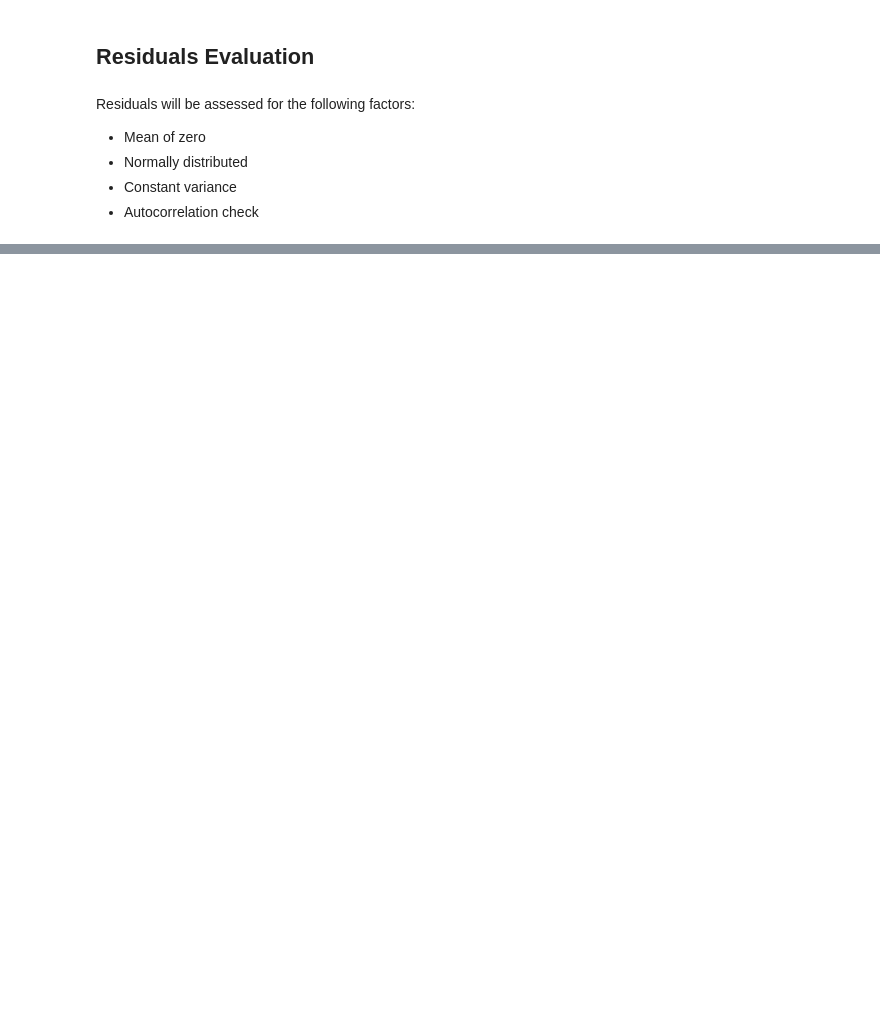
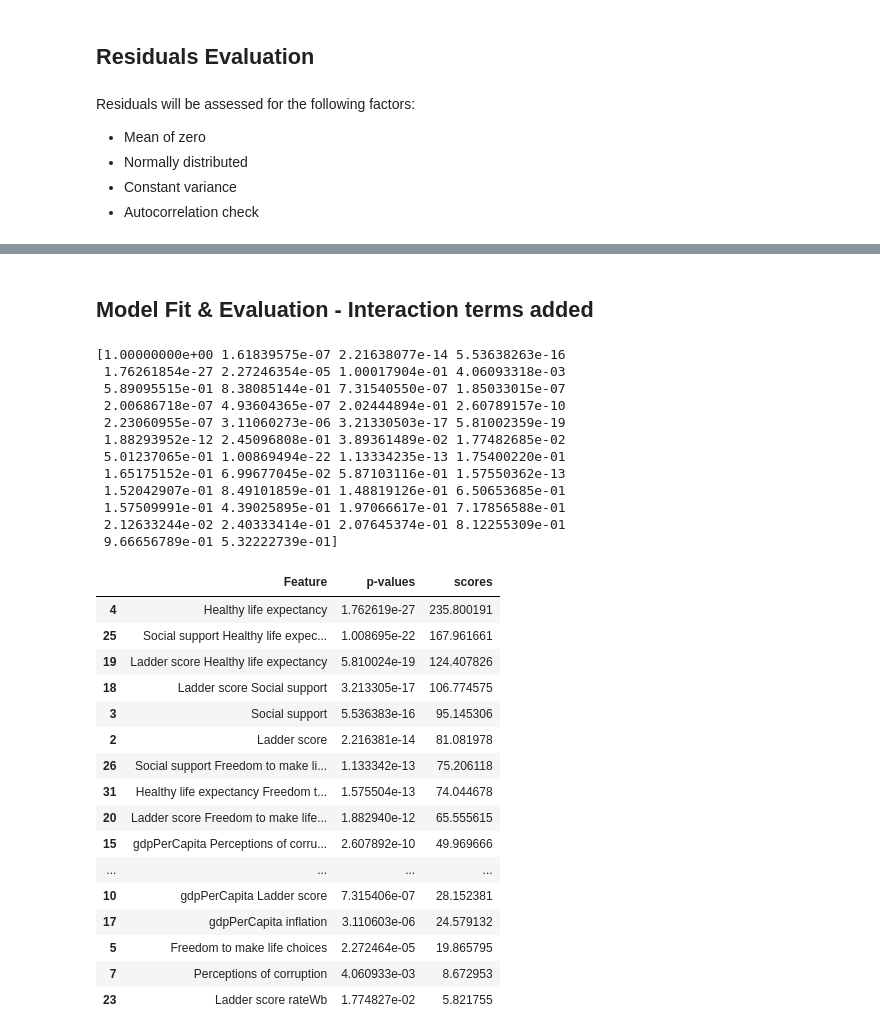
Before and after one commit to ngocmphan/global_birth_rate_analysis, a Jupyter notebook: birth_rate_analysis.ipynb, the cells around one changed output, grey strips where cells are left out. Drawn from its saved outputs; the diff is of its cells as text; code cells hidden in the pictures; blank space fills up the shorter version.

Commit message:
Added variable selection & interaction term

```diff
--- a/birth_rate_analysis.ipynb
+++ b/birth_rate_analysis.ipynb
@@ -346 +360,55 @@ Ha: There is correlation between residuals
 Do not reject Ho. There is no correlation among residuals.
+# %% [markdown]
+## Model Fit & Evaluation - Interaction terms added
+# %%
+poly = PolynomialFeatures(interaction_only=True)
+x_train_interact = poly.fit_transform(x_train)
+x_test_interact = poly.fit_transform(x_test)
+# %%
+# Rename columns
+df_interact_train = pd.DataFrame(x_train_interact, columns=poly.get_feature_names_out())
+df_interact_test = pd.DataFrame(x_test_interact, columns=poly.get_feature_names_out())
+# %%
+selection = SelectKBest(score_func=f_regression, k=4)
+results = selection.fit(df_interact_train, y_train)
+names = pd.DataFrame(df_interact_train.columns)
+
+print (results.pvalues_)
+
+results_df=pd.DataFrame(results.pvalues_)
+results_score = pd.DataFrame(results.scores_)
+
+#Concat and name columns
+scored=pd.concat([names,results_df, results_score], axis=1)
+scored.columns = ["Feature", "p-values", "scores"]
+scored.sort_values(by=['p-values']).head(20)
+# %% [output]
+[1.00000000e+00 1.61839575e-07 2.21638077e-14 5.53638263e-16
+ 1.76261854e-27 2.27246354e-05 1.00017904e-01 4.06093318e-03
+ 5.89095515e-01 8.38085144e-01 7.31540550e-07 1.85033015e-07
+ 2.00686718e-07 4.93604365e-07 2.02444894e-01 2.60789157e-10
+ 2.23060955e-07 3.11060273e-06 3.21330503e-17 5.81002359e-19
+ 1.88293952e-12 2.45096808e-01 3.89361489e-02 1.77482685e-02
+ 5.01237065e-01 1.00869494e-22 1.13334235e-13 1.75400220e-01
+ 1.65175152e-01 6.99677045e-02 5.87103116e-01 1.57550362e-13
+ 1.52042907e-01 8.49101859e-01 1.48819126e-01 6.50653685e-01
+ 1.57509991e-01 4.39025895e-01 1.97066617e-01 7.17856588e-01
+ 2.12633244e-02 2.40333414e-01 2.07645374e-01 8.12255309e-01
+ 9.66656789e-01 5.32222739e-01]
+|  | Feature | p-values | scores |
+| 4 | Healthy life expectancy | 1.762619e-27 | 235.800191 |
+| 25 | Social support Healthy life expec... | 1.008695e-22 | 167.961661 |
+| 19 | Ladder score Healthy life expectancy | 5.810024e-19 | 124.407826 |
+| 18 | Ladder score Social support | 3.213305e-17 | 106.774575 |
+| 3 | Social support | 5.536383e-16 | 95.145306 |
+| 2 | Ladder score | 2.216381e-14 | 81.081978 |
+| 26 | Social support Freedom to make li... | 1.133342e-13 | 75.206118 |
+| 31 | Healthy life expectancy Freedom t... | 1.575504e-13 | 74.044678 |
+| 20 | Ladder score Freedom to make life... | 1.882940e-12 | 65.555615 |
+| 15 | gdpPerCapita Perceptions of corru... | 2.607892e-10 | 49.969666 |
+| ... | ... | ... | ... |
+| 10 | gdpPerCapita Ladder score | 7.315406e-07 | 28.152381 |
+| 17 | gdpPerCapita inflation | 3.110603e-06 | 24.579132 |
+| 5 | Freedom to make life choices | 2.272464e-05 | 19.865795 |
+| 7 | Perceptions of corruption | 4.060933e-03 | 8.672953 |
+| 23 | Ladder score rateWb | 1.774827e-02 | 5.821755 |
```
Also changed, not shown: parts of 30 cells of this notebook.
